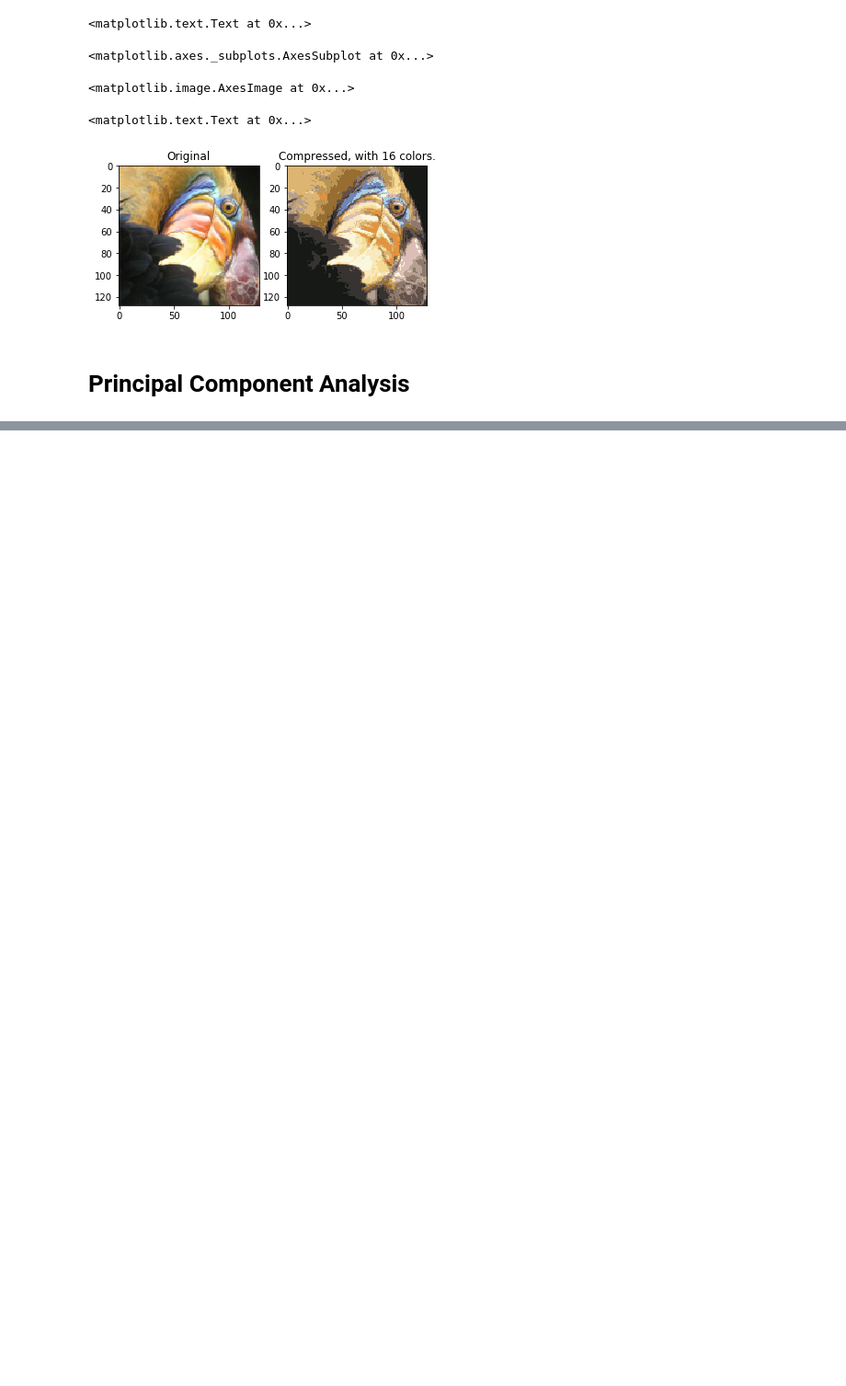
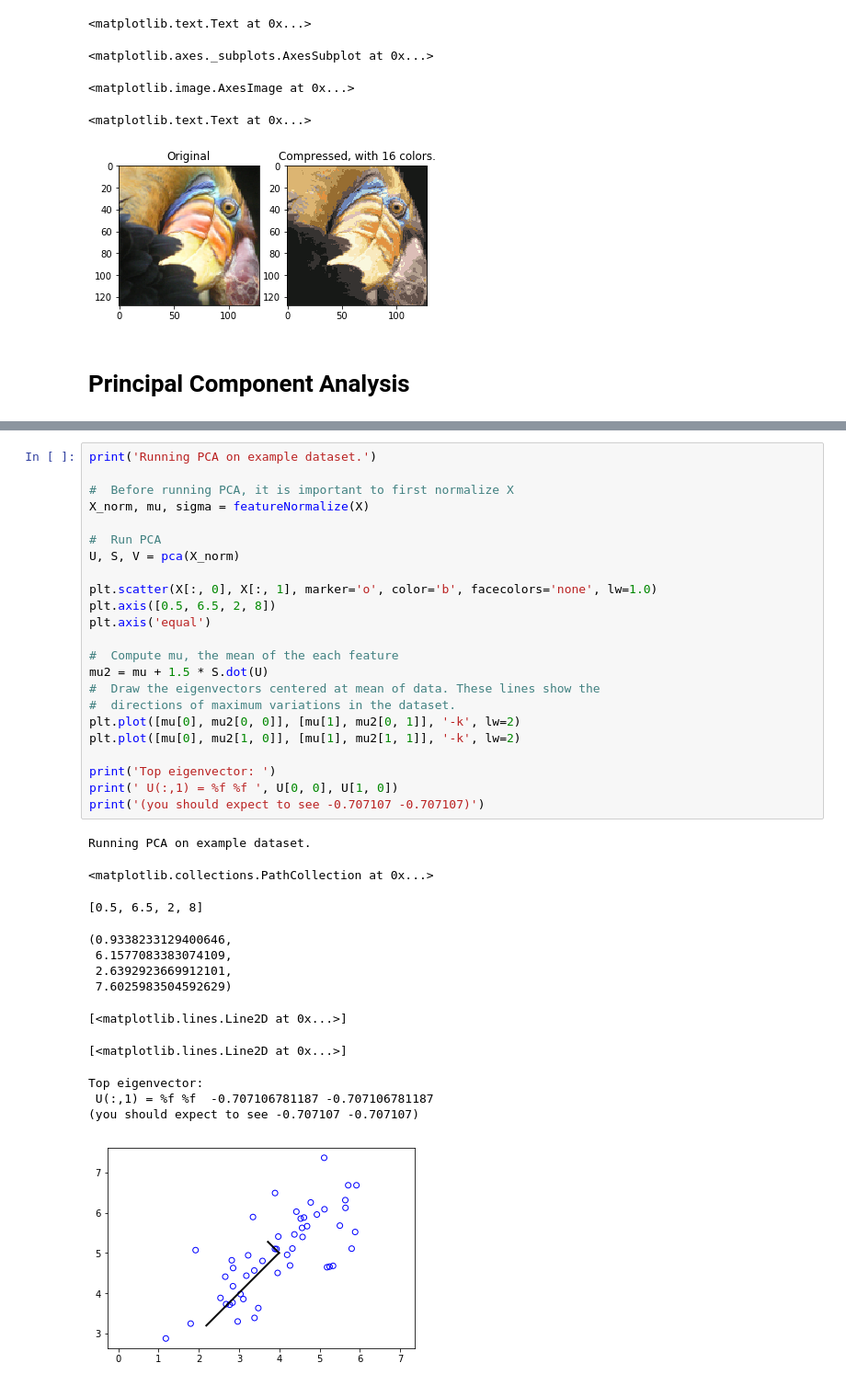
Before and after one commit to matkalinowski/ML-AndrewNg, a Jupyter notebook: ex7/Programming Exercise 7 K-means Clustering and Principal Component Analysis.ipynb, the cells around one changed output, grey strips where cells are left out. Shown at 92% size. Drawn from its saved outputs; the diff is of its cells as text; blank space fills up the shorter version.

```diff
--- a/ex7/Programming Exercise 7 K-means Clustering and Principal Component Analysis.ipynb
+++ b/ex7/Programming Exercise 7 K-means Clustering and Principal Component Analysis.ipynb
@@ -386,0 +448,37 @@ K-Means iteration 9/10...
+# %%
+print('Running PCA on example dataset.')
+
+#  Before running PCA, it is important to first normalize X
+X_norm, mu, sigma = featureNormalize(X)
+
+#  Run PCA
+U, S, V = pca(X_norm)
+
+plt.scatter(X[:, 0], X[:, 1], marker='o', color='b', facecolors='none', lw=1.0)
+plt.axis([0.5, 6.5, 2, 8])
+plt.axis('equal')
+
+#  Compute mu, the mean of the each feature
+mu2 = mu + 1.5 * S.dot(U)
+#  Draw the eigenvectors centered at mean of data. These lines show the
+#  directions of maximum variations in the dataset.
+plt.plot([mu[0], mu2[0, 0]], [mu[1], mu2[0, 1]], '-k', lw=2)
+plt.plot([mu[0], mu2[1, 0]], [mu[1], mu2[1, 1]], '-k', lw=2)
+
+print('Top eigenvector: ')
+print(' U(:,1) = %f %f ', U[0, 0], U[1, 0])
+print('(you should expect to see -0.707107 -0.707107)')
+# %% [output]
+Running PCA on example dataset.
+<matplotlib.collections.PathCollection at 0x...>
+[0.5, 6.5, 2, 8]
+(0.9338233129400646,
+ 6.1577083383074109,
+ 2.6392923669912101,
+ 7.6025983504592629)
+[<matplotlib.lines.Line2D at 0x...>]
+[<matplotlib.lines.Line2D at 0x...>]
+Top eigenvector:
+ U(:,1) = %f %f  -0.707106781187 -0.707106781187
+(you should expect to see -0.707107 -0.707107)
+[figure, added]
```
Also changed, not shown: parts of 13 cells of this notebook, 10 other files.
